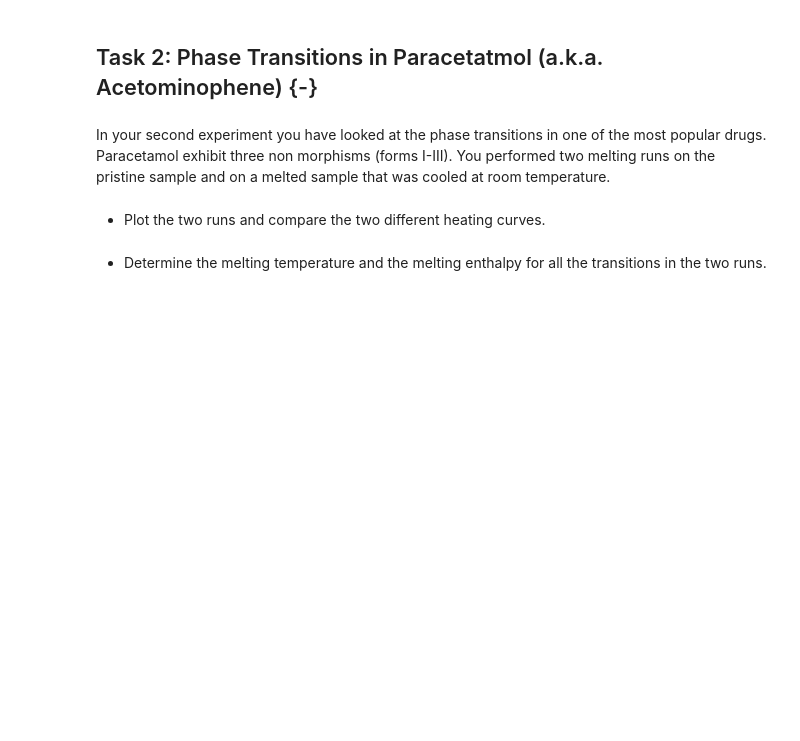
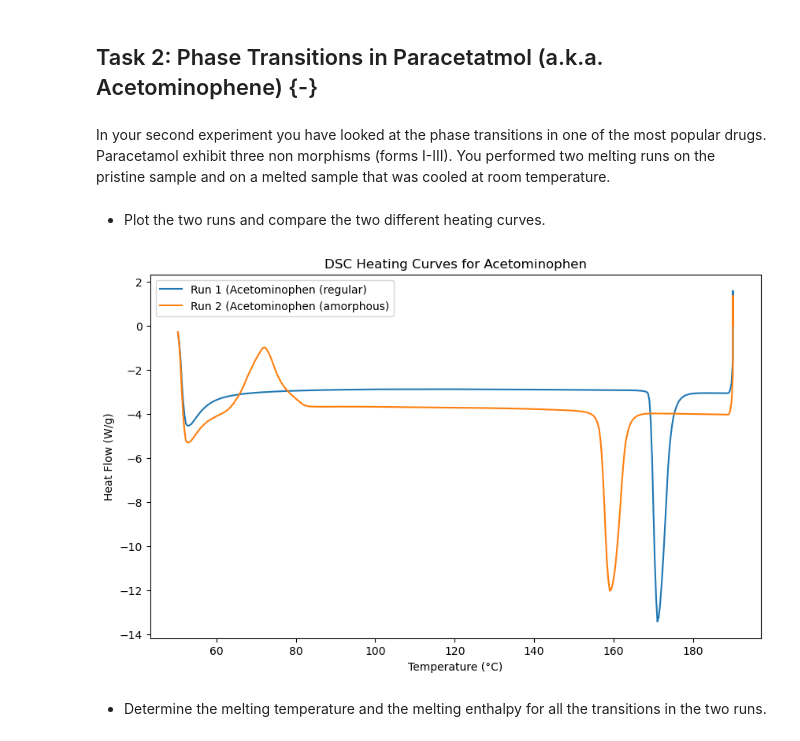
Before and after one commit to DavidShreve/PChemLab, a Jupyter notebook: DSC_Worksheet.ipynb, the cells around one changed output. Saved outputs shown, nothing was run; the diff lists cells and outputs as text; code cells hidden in the pictures; blank space fills up the shorter version.

```diff
--- a/DSC_Worksheet.ipynb
+++ b/DSC_Worksheet.ipynb
@@ -392,5 +432,35 @@ Freezing Temperature (Tf): 159.33 °C
 In your second experiment you have looked at the phase transitions in one of the most popular drugs. Paracetamol exhibit three non morphisms (forms I-III). You performed two melting runs on the pristine sample and on a melted sample that was cooled at room temperature.
 # %% [markdown]
 * Plot the two runs and compare the two different heating curves.
+# %%
+# Define peak dictionaries for each run
+paracetamol_run1 = {'path': path, 'name': 'aCETE.txt', 'label': 'Run 1', 'time_start': 0, 'time_end': 0, 'baseline_type': 'line'}
+paracetamol_run2 = {'path': path, 'name': 'aCETE2.txt', 'label': 'Run 2', 'time_start': 0, 'time_end': 0, 'baseline_type': 'line'}
+
+# Load data into the peak dictionaries
+load_data_to_file_dict(paracetamol_run1)
+load_data_to_file_dict(paracetamol_run2)
+
+# Filter data based on time_start and time_end (if specified)
+filter_data(paracetamol_run1)
+filter_data(paracetamol_run2)
+
+# Plot the two runs on the same graph
+plt.figure(figsize=(10, 6))  # Adjust figure size as needed
+plt.plot(paracetamol_run1['filtered_data']['Tr'], paracetamol_run1['filtered_data']['Heat-Flow'], label='Run 1 (Acetominophen (regular)')
+plt.plot(paracetamol_run2['filtered_data']['Tr'], paracetamol_run2['filtered_data']['Heat-Flow'], label='Run 2 (Acetominophen (amorphous)')
+
+# Set axis labels and title
+plt.xlabel('Temperature (°C)')
+plt.ylabel('Heat Flow (W/g)')
+plt.title('DSC Heating Curves for Acetominophen')
+
+# Add a legend
+plt.legend()
+
+# Show the plot
+plt.show()
+# %% [output]
+[figure, added]
 # %% [markdown]
 * Determine the melting temperature and the melting enthalpy for all the transitions in the two runs.
```
Also changed, not shown: parts of 7 cells of this notebook.
